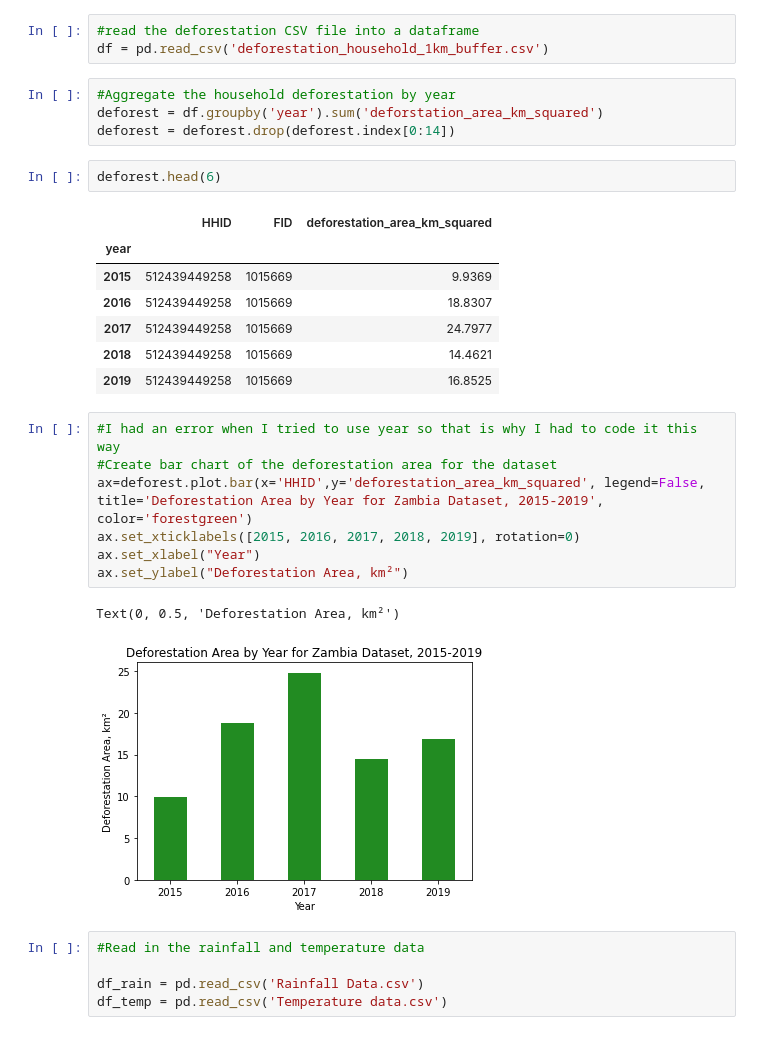
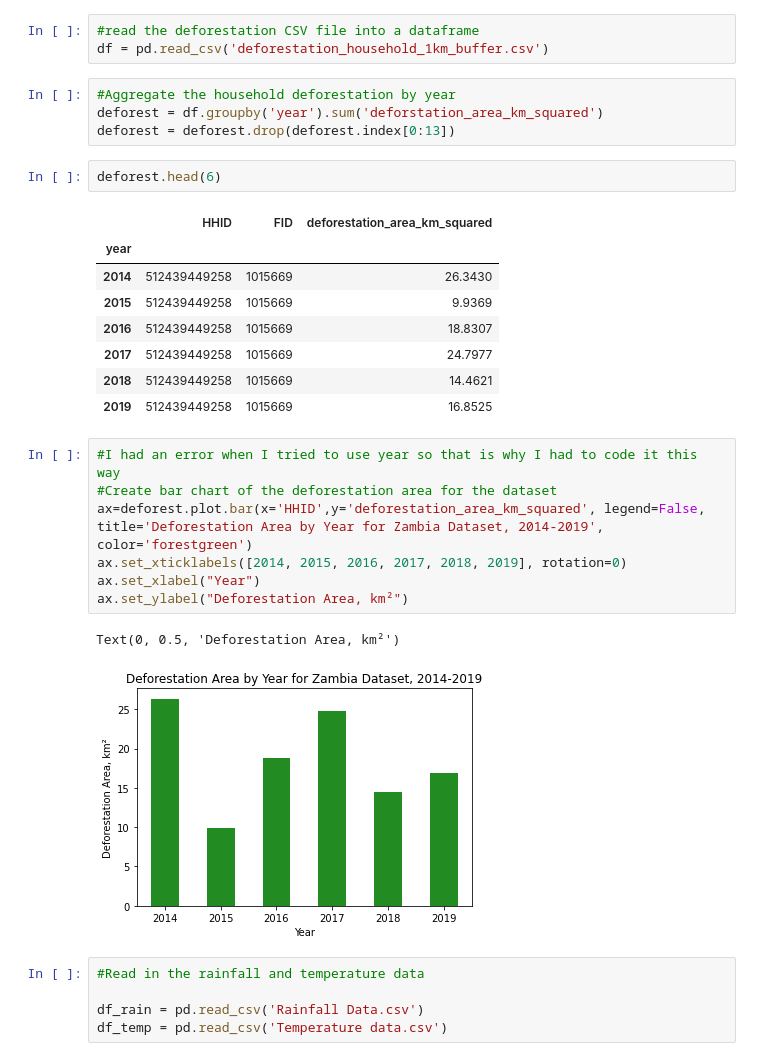
Before and after one commit to menglinliu/ACE592SAE_project, a Jupyter notebook: Graphs for Final Project.ipynb, the cells around one changed output. Drawn from its saved outputs; the diff is of its cells as text.

```diff
--- a/Graphs for Final Project.ipynb
+++ b/Graphs for Final Project.ipynb
@@ -8,12 +8,13 @@ df = pd.read_csv('deforestation_household_1km_buffer.csv')
 # %%
 #Aggregate the household deforestation by year
 deforest = df.groupby('year').sum('deforstation_area_km_squared')
-deforest = deforest.drop(deforest.index[0:14])
+deforest = deforest.drop(deforest.index[0:13])
 # %%
 deforest.head(6)
 # %% [output]
 |  | HHID | FID | deforestation_area_km_squared |
 | year |  |  |  |
+| 2014 | 512439449258 | 1015669 | 26.3430 |
 | 2015 | 512439449258 | 1015669 | 9.9369 |
 | 2016 | 512439449258 | 1015669 | 18.8307 |
 | 2017 | 512439449258 | 1015669 | 24.7977 |
@@ -22,13 +23,13 @@ deforest.head(6)
 # %%
 #I had an error when I tried to use year so that is why I had to code it this way
 #Create bar chart of the deforestation area for the dataset
-ax=deforest.plot.bar(x='HHID',y='deforestation_area_km_squared', legend=False, title='Deforestation Area by Year for Zambia Dataset, 2015-2019', color='forestgreen')
-ax.set_xticklabels([2015, 2016, 2017, 2018, 2019], rotation=0)
+ax=deforest.plot.bar(x='HHID',y='deforestation_area_km_squared', legend=False, title='Deforestation Area by Year for Zambia Dataset, 2014-2019', color='forestgreen')
+ax.set_xticklabels([2014, 2015, 2016, 2017, 2018, 2019], rotation=0)
 ax.set_xlabel("Year")
 ax.set_ylabel("Deforestation Area, km²")
 # %% [output]
 Text(0, 0.5, 'Deforestation Area, km²')
-[figure, old version]
+[figure, new version]
 # %%
 #Read in the rainfall and temperature data
 
```
